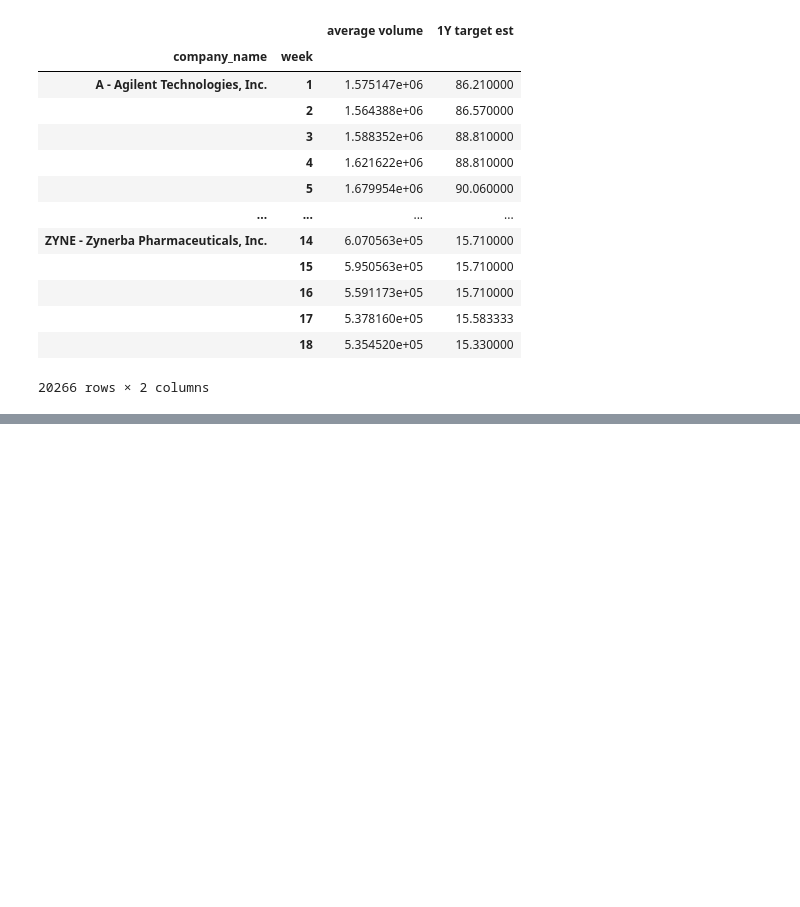
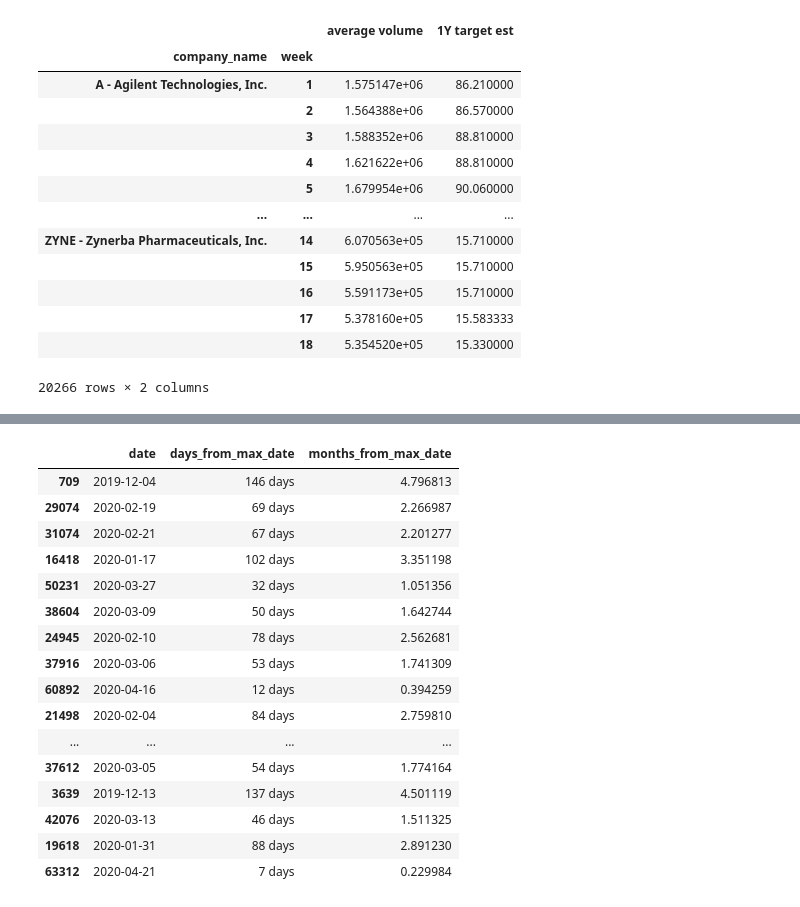
Before and after one commit to jordanjenkins/DATA612, a Jupyter notebook: assignment_one/JordanJenkins_AssignmentOne.ipynb, the cells around one changed output, grey strips where cells are left out. Saved outputs shown, nothing was run; the diff lists cells and outputs as text; code cells hidden in the pictures; blank space fills up the shorter version.

Commit message:
Convert date diff to months

```diff
--- a/assignment_one/JordanJenkins_AssignmentOne.ipynb
+++ b/assignment_one/JordanJenkins_AssignmentOne.ipynb
@@ -195,3 +131,0 @@ df[['date', 'days_from_max_date']].sample(20)
-# %%
-# Convert to months
-df['months_from_max_date'] =
@@ -197,0 +195,26 @@ df['months_from_max_date'] =
+# %%
+import numpy as np
+# Convert to months, this is a constant month of 31 days.
+# Divide the days_from_max_date series by a NumPy scalar of
+df['months_from_max_date'] = df['days_from_max_date'] / np.timedelta64(1, "M")
+# %%
+# Confirmation, everything is as expected
+df[['date', 'days_from_max_date', 'months_from_max_date']].sample(20)
+# %% [output]
+|  | date | days_from_max_date | months_from_max_date |
+| 709 | 2019-12-04 | 146 days | 4.796813 |
+| 29074 | 2020-02-19 | 69 days | 2.266987 |
+| 31074 | 2020-02-21 | 67 days | 2.201277 |
+| 16418 | 2020-01-17 | 102 days | 3.351198 |
+| 50231 | 2020-03-27 | 32 days | 1.051356 |
+| 38604 | 2020-03-09 | 50 days | 1.642744 |
+| 24945 | 2020-02-10 | 78 days | 2.562681 |
+| 37916 | 2020-03-06 | 53 days | 1.741309 |
+| 60892 | 2020-04-16 | 12 days | 0.394259 |
+| 21498 | 2020-02-04 | 84 days | 2.759810 |
+| ... | ... | ... | ... |
+| 37612 | 2020-03-05 | 54 days | 1.774164 |
+| 3639 | 2019-12-13 | 137 days | 4.501119 |
+| 42076 | 2020-03-13 | 46 days | 1.511325 |
+| 19618 | 2020-01-31 | 88 days | 2.891230 |
+| 63312 | 2020-04-21 | 7 days | 0.229984 |
```
Also changed, not shown: parts of 10 cells of this notebook.
